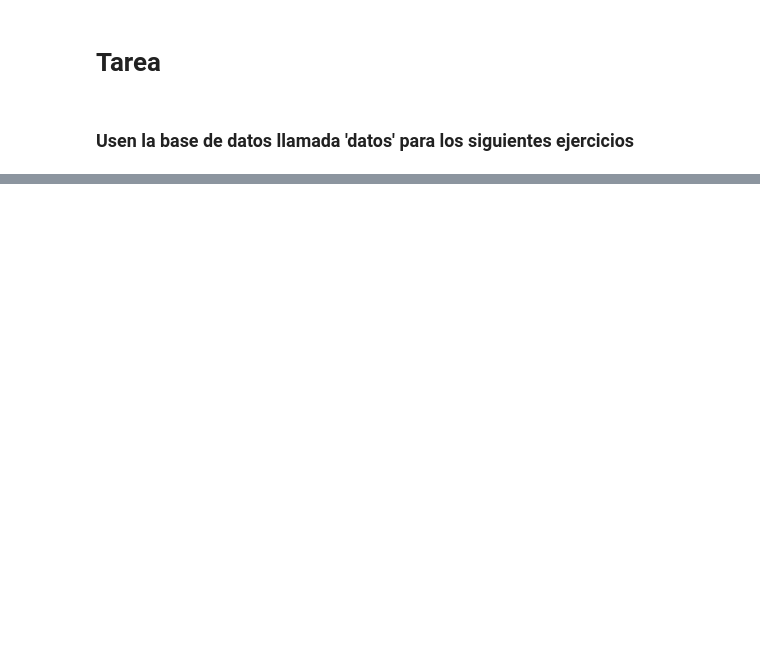
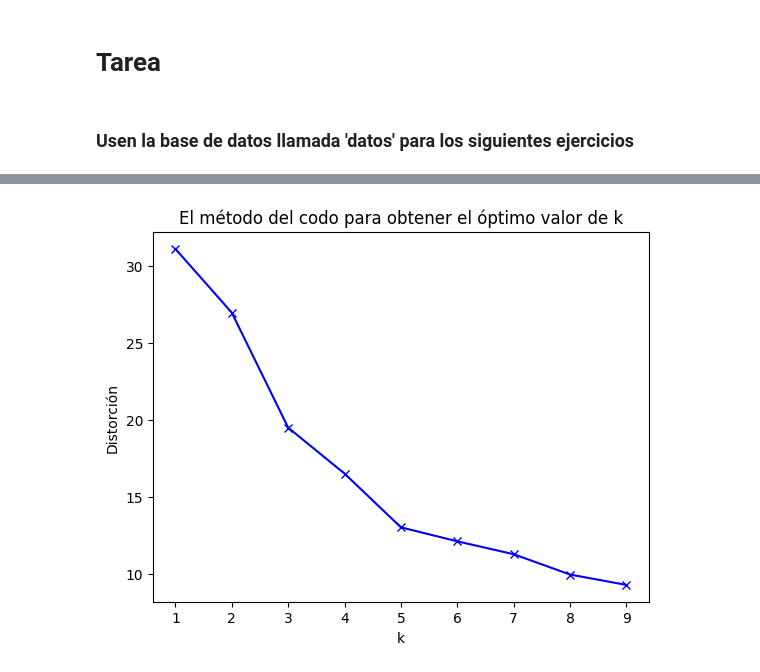
Before and after one commit to NicoapBol/DATA_SCIENCE_UPB_TASKS, a Jupyter notebook: 02 HW Code/012Sesión 4.ipynb, the cells around one changed output, grey strips where cells are left out. Cells and saved outputs as stored; diff of their text form; code cells hidden in the pictures; blank space fills up the shorter version.

```diff
--- a/02 HW Code/012Sesión 4.ipynb
+++ b/02 HW Code/012Sesión 4.ipynb
@@ -396,20 +410,22 @@ plt.show()
 # %%
 #1.c) Encontremos el óptimo bajo el método del codo
 
 # Ajustamos el modelo
 distortions = []
 K = range(1,10)
 for k in K:
-   kmeanModel = KMeans(XXXXX=k, XXXXX = 42).fit(X)
+   kmeanModel = KMeans(n_clusters=k, random_state= 42).fit(X)
    kmeanModel.fit(X)
    distortions.append(sum(np.min(cdist(X, kmeanModel.cluster_centers_, 'euclidean'), axis=1)) / X.shape[0])
 
 # Graficamos el codo
 plt.plot(K, distortions, 'bx-')
 plt.xlabel('k')
 plt.ylabel('Distorción')
 plt.title('El método del codo para obtener el óptimo valor de k')
 plt.show()
+# %% [output]
+[figure, added]
 # %%
 #1.d) Realicemos el análisis con 5 agrupaciones
 
```
Also changed, not shown: parts of 7 cells of this notebook, 1 other file.
